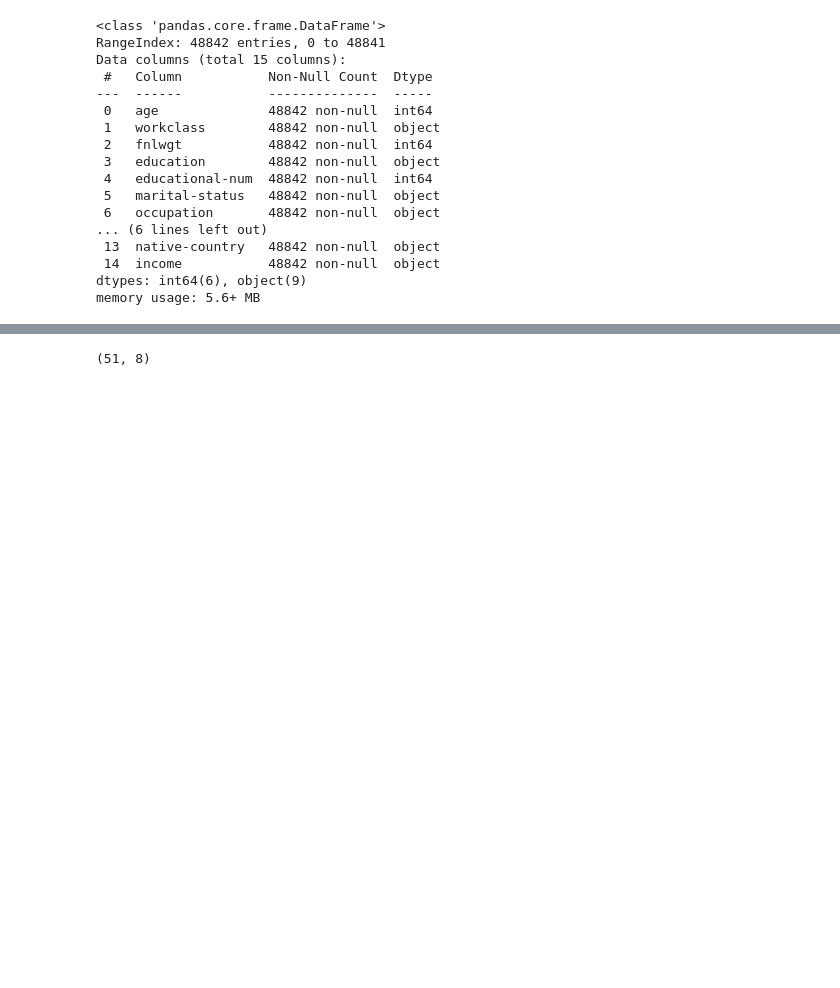
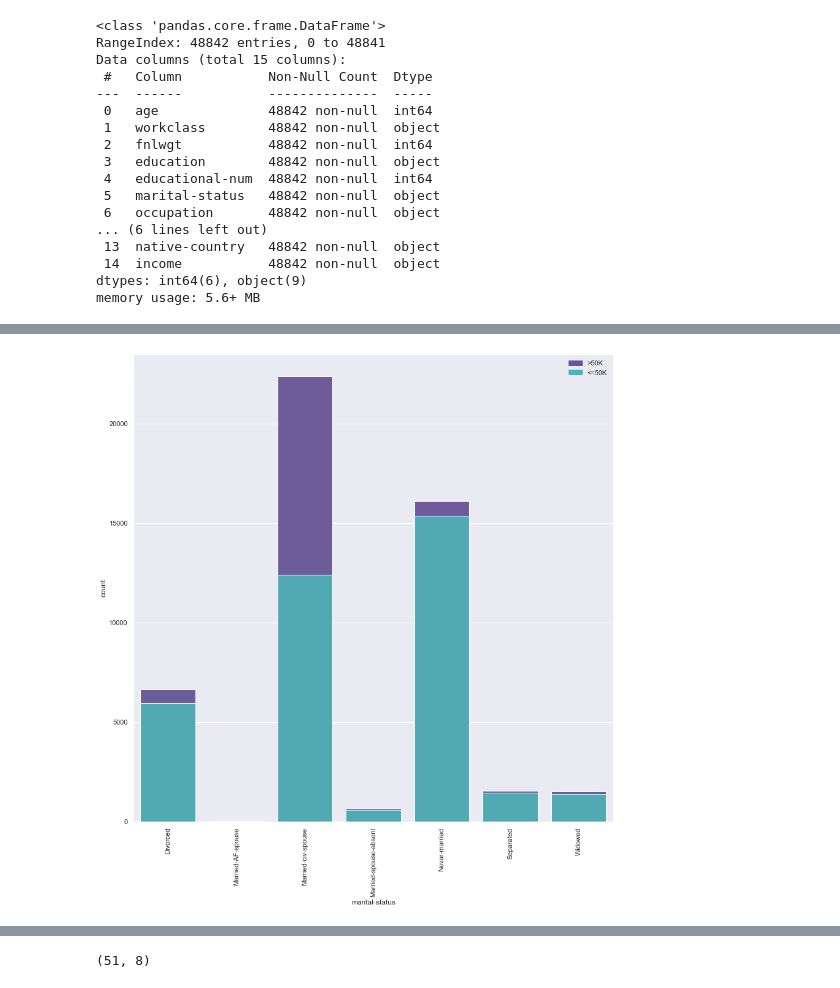
Before and after one commit to pauljacob/mini_projects, a Jupyter notebook: casfad_adult_income/03_Exploratory_Data_Analysis/03_exploratory_data_analysis_stacked_bar.ipynb, the cells around one changed output, grey strips where cells are left out. Cells and saved outputs as stored; diff of their text form; code cells hidden in the pictures; blank space fills up the shorter version.

```diff
--- a/casfad_adult_income/03_Exploratory_Data_Analysis/03_exploratory_data_analysis_stacked_bar.ipynb
+++ b/casfad_adult_income/03_Exploratory_Data_Analysis/03_exploratory_data_analysis_stacked_bar.ipynb
@@ -98,0 +278,3 @@ memory usage: 5.6+ MB
+# %%
+df_marital_status_income = df.groupby(['marital-status'])['income'].value_counts().unstack().reset_index()
+df_marital_status_income
@@ -98,0 +290,7 @@ memory usage: 5.6+ MB
+# %%
+df_marital_status_income.loc[:, 'total'] = \
+df_marital_status_income.loc[:, '<=50K'].values + df_marital_status_income.loc[:, '>50K']
+
+df_marital_status_income_total = df_marital_status_income
+
+df_marital_status_income_total
@@ -98,0 +306,28 @@ memory usage: 5.6+ MB
+# %%
+import matplotlib.patches as mpatches
+
+sns.set(style="darkgrid")
+
+plt.figure(figsize=(14, 14))
+
+bar1 = sns.barplot(x="marital-status",  y="total", data=df_marital_status_income, color='#6a51a3')
+
+bar2 = sns.barplot(x="marital-status",
+                   y="<=50K",
+                   data = df_marital_status_income,
+                   color='#41b6c4')
+
+top_bar = mpatches.Patch(color='#6a51a3', label='>50K')
+bottom_bar = mpatches.Patch(color='#41b6c4', label='<=50K')
+
+plt.legend(handles=[top_bar, bottom_bar], frameon=False)
+
+plt.tick_params(axis='x', rotation=90)
+
+plt.ylabel('count')
+
+plt.show()
+
+#https://www.python-graph-gallery.com/stacked-and-percent-stacked-barplot
+# %% [output]
+[figure, added]
```
Also changed, not shown: parts of 16 cells of this notebook, 1 other file.
